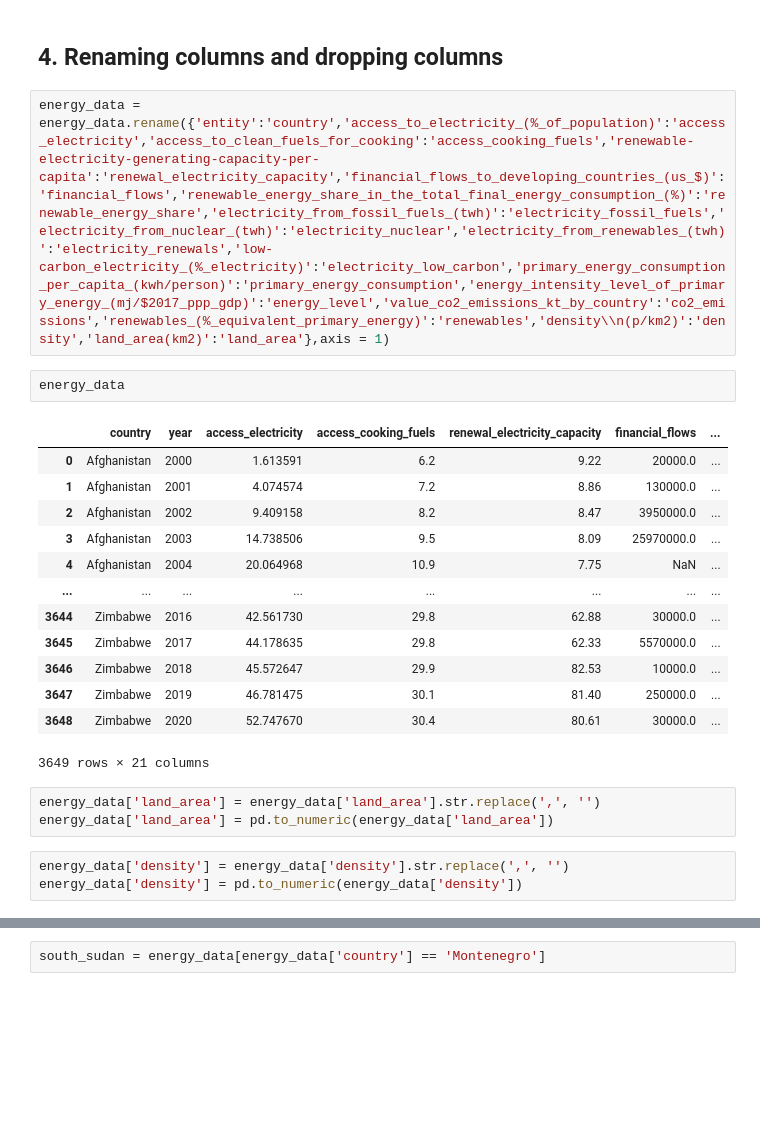
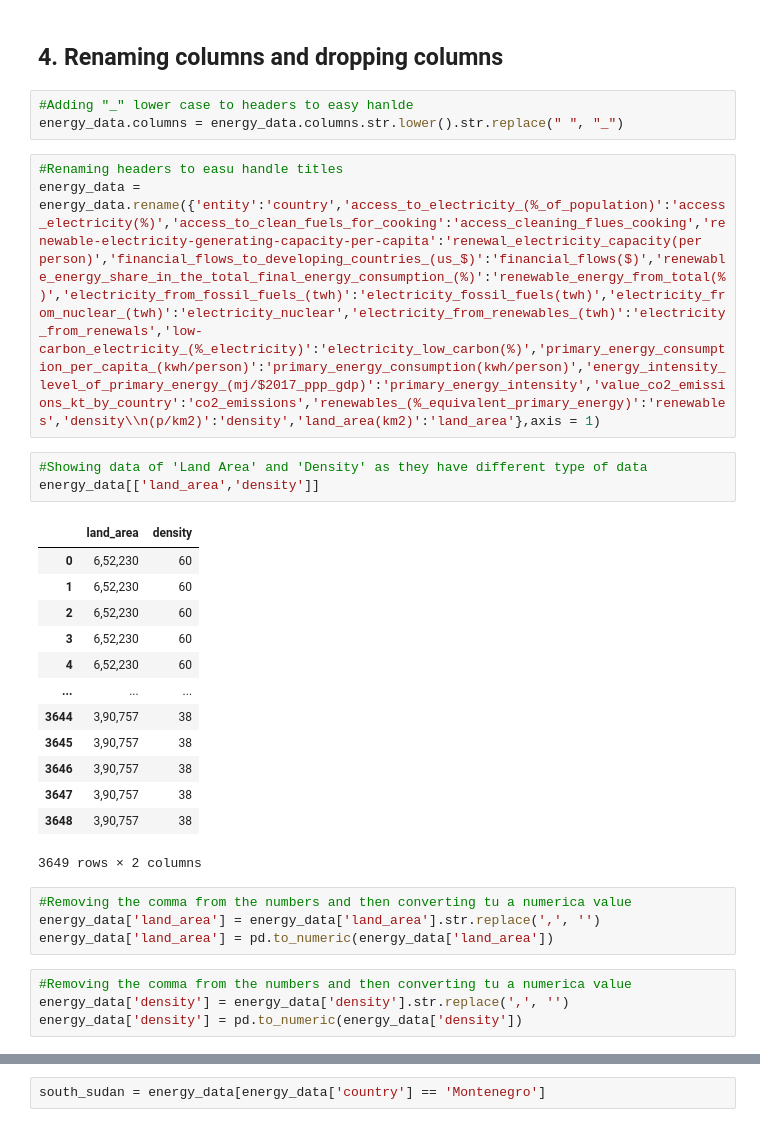
Before and after one commit to elkinbarretorojas/data_science, a Jupyter notebook: energy/model.ipynb, the cells around one changed output, grey strips where cells are left out. Cells and saved outputs as stored; diff of their text form; blank space fills up the shorter version.

```diff
--- a/energy/model.ipynb
+++ b/energy/model.ipynb
@@ -87,26 +76,33 @@ energy_data.columns = energy_data.columns.str.lower().str.replace(" ", "_")
 # %% [markdown]
 ## 4. Renaming columns and dropping columns
+# %%
+#Adding "_" lower case to headers to easy hanlde
+energy_data.columns = energy_data.columns.str.lower().str.replace(" ", "_")
 # %%
-energy_data = energy_data.rename({'entity':'country','access_to_electricity_(%_of_population)':'access_electricity','access_to_clean_fuels_for_cooking':'access_cooking_fuels','renewable-electricity-generating-capacity-per-capita':'renewal_electricity_capacity','financial_flows_to_developing_countries_(us_$)':'financial_flows','renewable_energy_share_in_the_total_final_energy_consumption_(%)':'renewable_energy_share','electricity_from_fossil_fuels_(twh)':'electricity_fossil_fuels','electricity_from_nuclear_(twh)':'electricity_nuclear','electricity_from_renewables_(twh)':'electricity_renewals','low-carbon_electricity_(%_electricity)':'electricity_low_carbon','primary_energy_consumption_per_capita_(kwh/person)':'primary_energy_consumption','energy_intensity_level_of_primary_energy_(mj/$2017_ppp_gdp)':'energy_level','value_co2_emissions_kt_by_country':'co2_emissions','renewables_(%_equivalent_primary_energy)':'renewables','density\\n(p/km2)':'density','land_area(km2)':'land_area'},axis = 1)
+#Renaming headers to easu handle titles
+energy_data = energy_data.rename({'entity':'country','access_to_electricity_(%_of_population)':'access_electricity(%)','access_to_clean_fuels_for_cooking':'access_cleaning_flues_cooking','renewable-electricity-generating-capacity-per-capita':'renewal_electricity_capacity(per person)','financial_flows_to_developing_countries_(us_$)':'financial_flows($)','renewable_energy_share_in_the_total_final_energy_consumption_(%)':'renewable_energy_from_total(%)','electricity_from_fossil_fuels_(twh)':'electricity_fossil_fuels(twh)','electricity_from_nuclear_(twh)':'electricity_nuclear','electricity_from_renewables_(twh)':'electricity_from_renewals','low-carbon_electricity_(%_electricity)':'electricity_low_carbon(%)','primary_energy_consumption_per_capita_(kwh/person)':'primary_energy_consumption(kwh/person)','energy_intensity_level_of_primary_energy_(mj/$2017_ppp_gdp)':'primary_energy_intensity','value_co2_emissions_kt_by_country':'co2_emissions','renewables_(%_equivalent_primary_energy)':'renewables','density\\n(p/km2)':'density','land_area(km2)':'land_area'},axis = 1)
-# %%
-energy_data
-# %% [output]
-|  | country | year | access_electricity | access_cooking_fuels | renewal_electricity_capacity | financial_flows | ... |
-| 0 | Afghanistan | 2000 | 1.613591 | 6.2 | 9.22 | 20000.0 | ... |
-| 1 | Afghanistan | 2001 | 4.074574 | 7.2 | 8.86 | 130000.0 | ... |
-| 2 | Afghanistan | 2002 | 9.409158 | 8.2 | 8.47 | 3950000.0 | ... |
-| 3 | Afghanistan | 2003 | 14.738506 | 9.5 | 8.09 | 25970000.0 | ... |
-| 4 | Afghanistan | 2004 | 20.064968 | 10.9 | 7.75 | NaN | ... |
-| ... | ... | ... | ... | ... | ... | ... | ... |
-| 3644 | Zimbabwe | 2016 | 42.561730 | 29.8 | 62.88 | 30000.0 | ... |
-| 3645 | Zimbabwe | 2017 | 44.178635 | 29.8 | 62.33 | 5570000.0 | ... |
-| 3646 | Zimbabwe | 2018 | 45.572647 | 29.9 | 82.53 | 10000.0 | ... |
-| 3647 | Zimbabwe | 2019 | 46.781475 | 30.1 | 81.40 | 250000.0 | ... |
-| 3648 | Zimbabwe | 2020 | 52.747670 | 30.4 | 80.61 | 30000.0 | ... |
-3649 rows × 21 columns
+# %%
+#Showing data of 'Land Area' and 'Density' as they have different type of data
+energy_data[['land_area','density']]
+# %% [output]
+|  | land_area | density |
+| 0 | 6,52,230 | 60 |
+| 1 | 6,52,230 | 60 |
+| 2 | 6,52,230 | 60 |
+| 3 | 6,52,230 | 60 |
+| 4 | 6,52,230 | 60 |
+| ... | ... | ... |
+| 3644 | 3,90,757 | 38 |
+| 3645 | 3,90,757 | 38 |
+| 3646 | 3,90,757 | 38 |
+| 3647 | 3,90,757 | 38 |
+| 3648 | 3,90,757 | 38 |
+3649 rows × 2 columns
 # %%
+#Removing the comma from the numbers and then converting tu a numerica value
 energy_data['land_area'] = energy_data['land_area'].str.replace(',', '')
 energy_data['land_area'] = pd.to_numeric(energy_data['land_area'])
 # %%
+#Removing the comma from the numbers and then converting tu a numerica value
 energy_data['density'] = energy_data['density'].str.replace(',', '')
 energy_data['density'] = pd.to_numeric(energy_data['density'])
```
Also changed, not shown: parts of 36 cells of this notebook.
